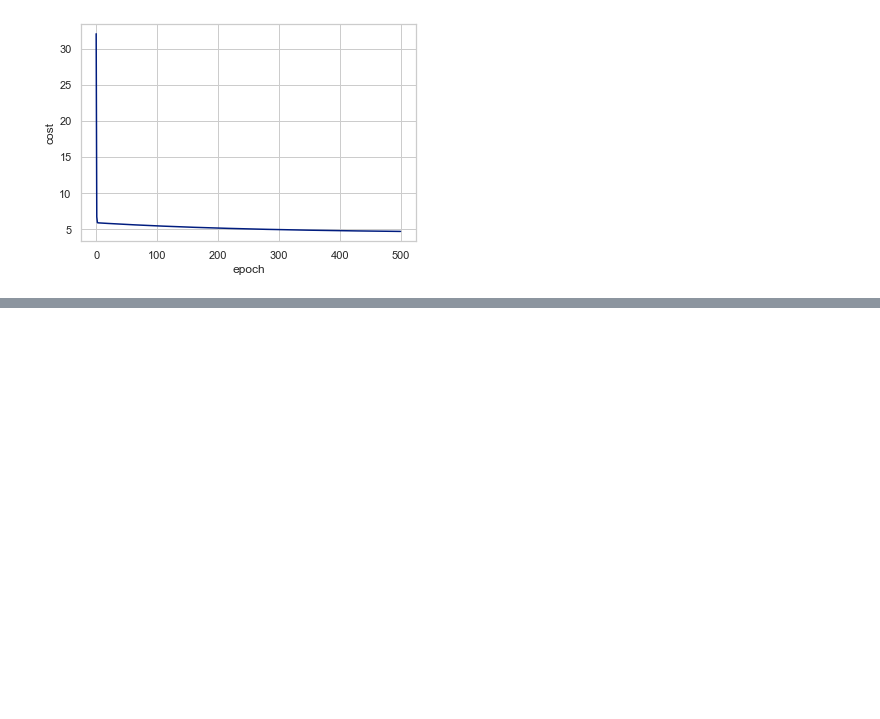
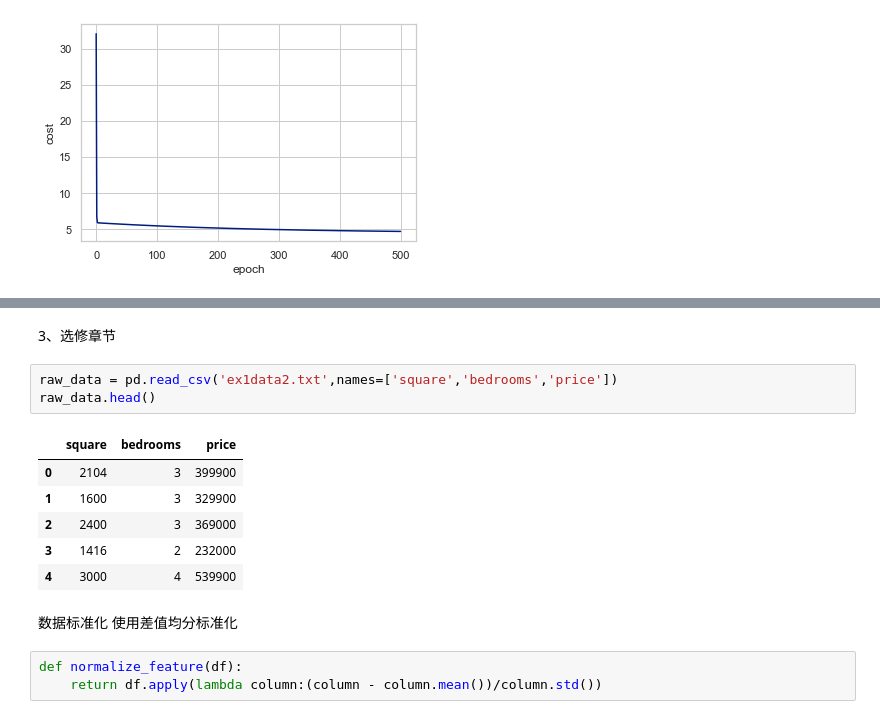
Before and after one commit to JinMinghan18/pySpace, a Jupyter notebook: Jupyter/Untitled.ipynb, the cells around one changed output, grey strips where cells are left out. Saved outputs shown, nothing was run; the diff lists cells and outputs as text; blank space fills up the shorter version.

```diff
--- a/Jupyter/Untitled.ipynb
+++ b/Jupyter/Untitled.ipynb
@@ -217,0 +217,18 @@ plt.show()
+# %% [markdown]
+3、选修章节
+# %%
+raw_data = pd.read_csv('ex1data2.txt',names=['square','bedrooms','price'])
+raw_data.head()
+# %% [output]
+|  | square | bedrooms | price |
+| 0 | 2104 | 3 | 399900 |
+| 1 | 1600 | 3 | 329900 |
+| 2 | 2400 | 3 | 369000 |
+| 3 | 1416 | 2 | 232000 |
+| 4 | 3000 | 4 | 539900 |
+# %% [markdown]
+数据标准化
+使用差值均分标准化
+# %%
+def normalize_feature(df):
+    return df.apply(lambda column:(column - column.mean())/column.std())
```
Also changed, not shown: parts of 13 cells of this notebook, 6 other files.
